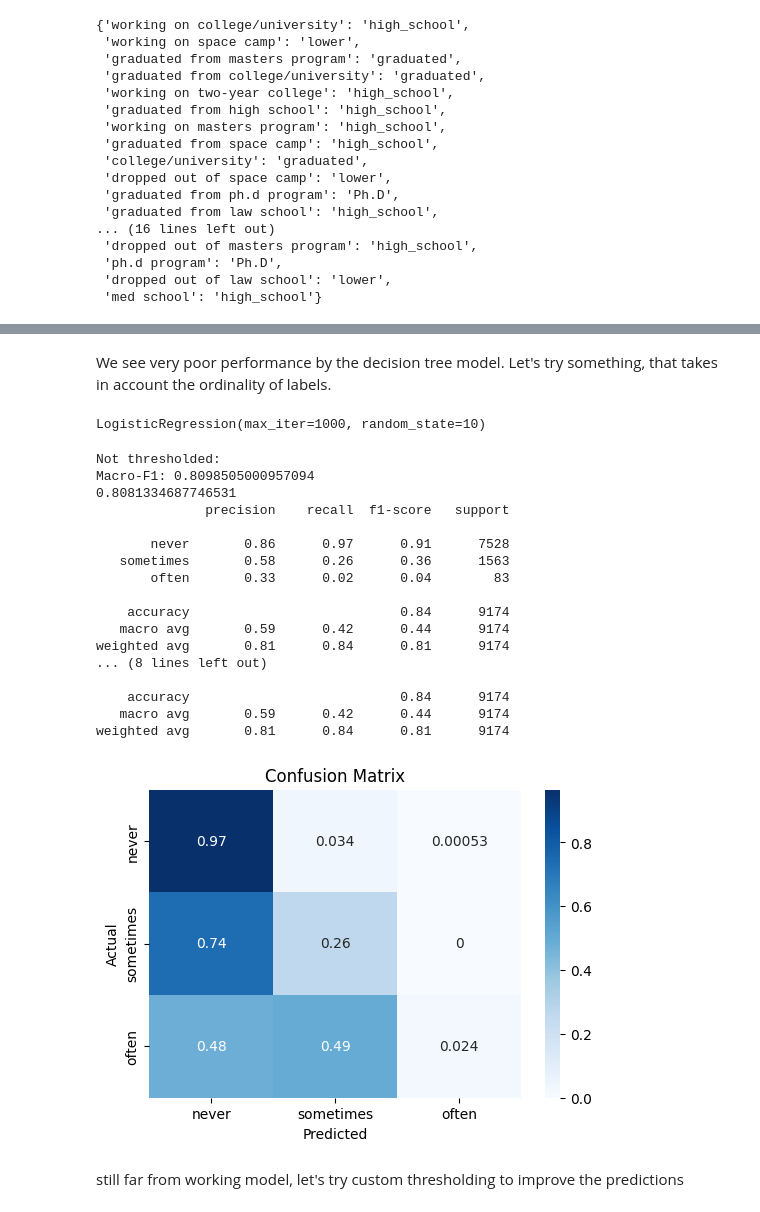
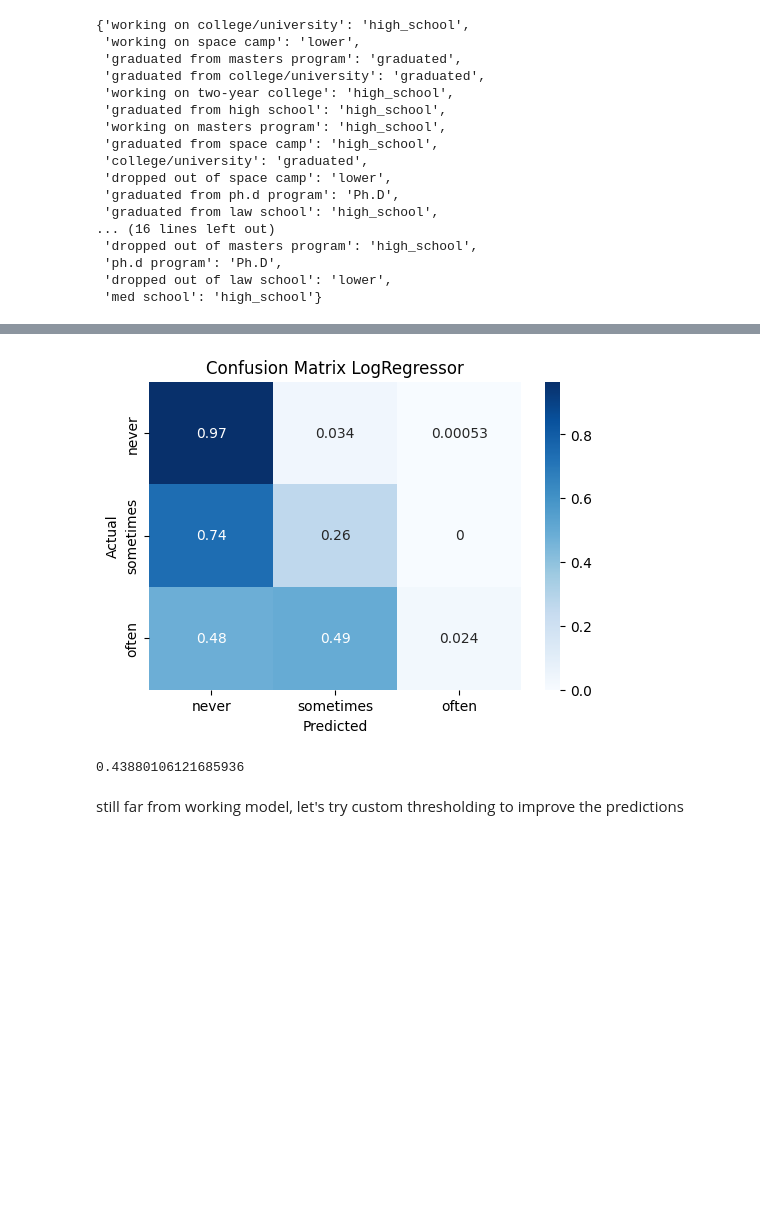
Before and after one commit to VasStach/OKCupid-Date-A-Scientist, a Jupyter notebook: date-a-scientist.ipynb, the cells around one changed output, grey strips where cells are left out. Drawn from its saved outputs; the diff is of its cells as text; code cells hidden in the pictures; blank space fills up the shorter version.

```diff
--- a/date-a-scientist.ipynb
+++ b/date-a-scientist.ipynb
@@ -150,59 +145,18 @@ weighted avg       0.81      0.71      0.75      9174
-# %% [markdown]
-We see very poor performance by the decision tree model.
-Let's try something, that takes in account the ordinality of labels.
-# %%
-from sklearn.preprocessing import StandardScaler
-from sklearn.linear_model import LogisticRegression
-from sklearn.impute import SimpleImputer
-ord_map = {'never': 0, 'sometimes': 1, 'often': 2}
-labels = labels.map(ord_map)
-scaler = StandardScaler()
-imputer = SimpleImputer(strategy="median")
-# Apply scaler only to int and float columns
-num_cols = features.select_dtypes(include=["int", "float"]).columns
-features[num_cols] = scaler.fit_transform(features[num_cols])
-features[num_cols] = imputer.fit_transform(features[num_cols])
-x_train, x_test, y_train, y_test = train_test_split(features, labels, test_size=.2, random_state=21)
-log_regressor = LogisticRegression(random_state=10, max_iter=1000)
-log_regressor.fit(x_train, y_train)
-# %% [output]
-LogisticRegression(max_iter=1000, random_state=10)
 # %%
-from sklearn.metrics import confusion_matrix
-import seaborn as sns
-
 # evaluate performance
 y_pred = log_regressor.predict(x_test)
-print("Not thresholded:")
-get_report(log_regressor, x_test, y_test)
-import matplotlib.pyplot as plt
 
 cm = confusion_matrix(y_test, y_pred, normalize="true")
 plt.figure(figsize=(6, 4))
 sns.heatmap(cm, annot=True, fmt='.2g', cmap='Blues', xticklabels=['never', 'sometimes', 'often'], yticklabels=['never', 'sometimes', 'often'])
 plt.xlabel('Predicted')
 plt.ylabel('Actual')
-plt.title('Confusion Matrix')
+plt.title('Confusion Matrix LogRegressor')
 plt.show()
+f1_score(y_test, y_pred, average="macro")
 # %% [output]
+[figure, new version]
-Not thresholded:
-Macro-F1: 0.8098505000957094
-0.8081334687746531
-              precision    recall  f1-score   support
-
-       never       0.86      0.97      0.91      7528
-   sometimes       0.58      0.26      0.36      1563
-       often       0.33      0.02      0.04        83
-
-    accuracy                           0.84      9174
-   macro avg       0.59      0.42      0.44      9174
-weighted avg       0.81      0.84      0.81      9174
-... (8 lines left out)
-
-    accuracy                           0.84      9174
-   macro avg       0.59      0.42      0.44      9174
-weighted avg       0.81      0.84      0.81      9174
+0.43880106121685936
-[figure, old version]
 # %% [markdown]
 still far from working model, let's try custom thresholding to improve the predictions
 # %%
```
Also changed, not shown: parts of 41 cells of this notebook, 1 other file.
